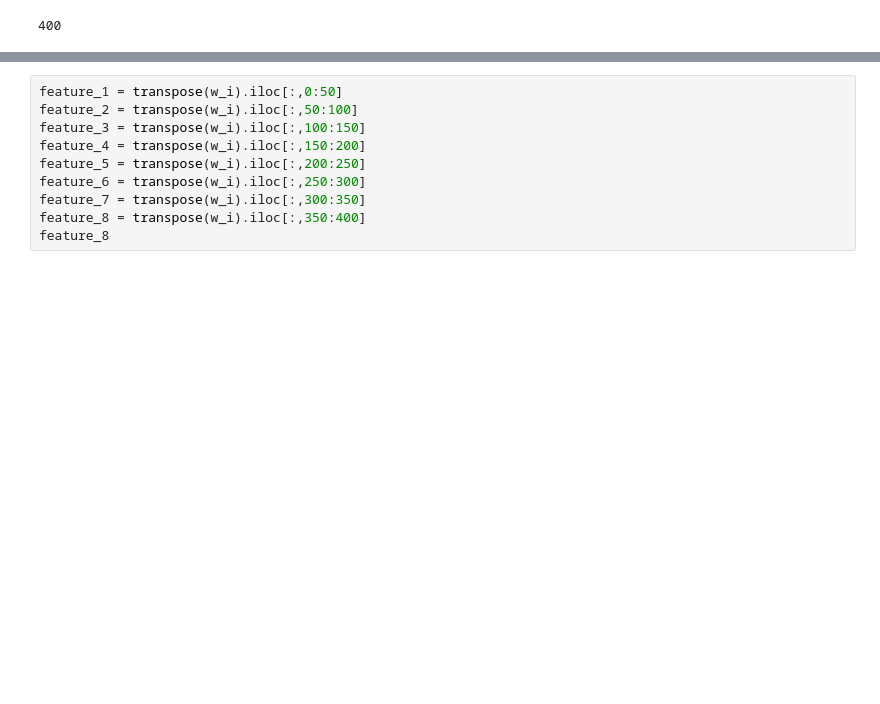
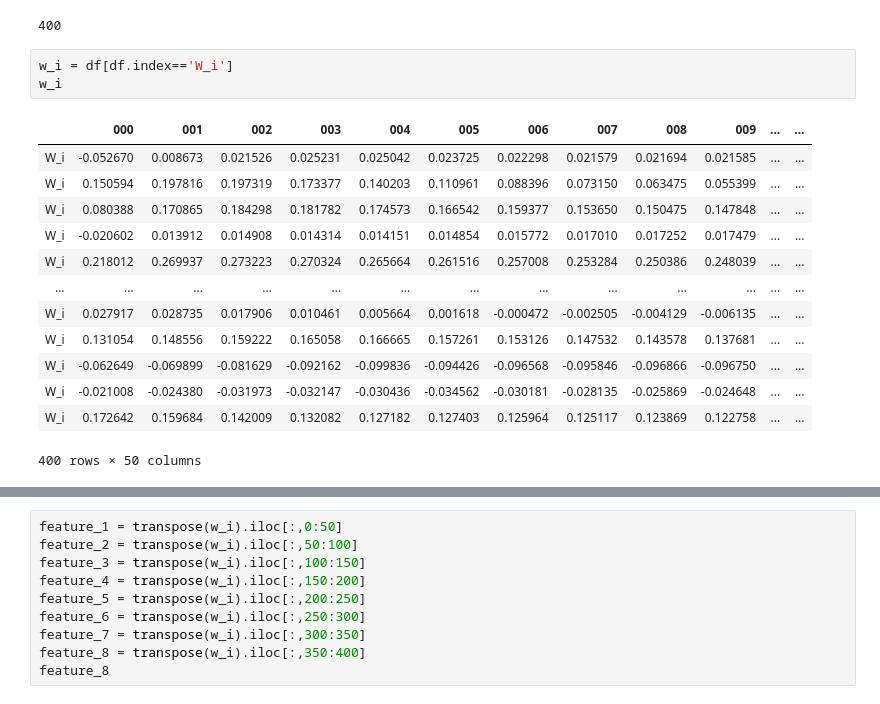
Before and after one commit to gj0706/my_research, a Jupyter notebook: neural_network/lstm_exploration.ipynb, the cells around one changed output, grey strips where cells are left out. Cells and saved outputs as stored; diff of their text form; blank space fills up the shorter version.

```diff
--- a/neural_network/lstm_exploration.ipynb
+++ b/neural_network/lstm_exploration.ipynb
@@ -594,4 +594,21 @@ df.head()
 (df.index == 'W_o').sum()
 # %% [output]
 400
+# %%
+w_i = df[df.index=='W_i']
+w_i
+# %% [output]
+|  | 000 | 001 | 002 | 003 | 004 | 005 | 006 | 007 | 008 | 009 | ... | ... |
+| W_i | -0.052670 | 0.008673 | 0.021526 | 0.025231 | 0.025042 | 0.023725 | 0.022298 | 0.021579 | 0.021694 | 0.021585 | ... | ... |
+| W_i | 0.150594 | 0.197816 | 0.197319 | 0.173377 | 0.140203 | 0.110961 | 0.088396 | 0.073150 | 0.063475 | 0.055399 | ... | ... |
+| W_i | 0.080388 | 0.170865 | 0.184298 | 0.181782 | 0.174573 | 0.166542 | 0.159377 | 0.153650 | 0.150475 | 0.147848 | ... | ... |
+| W_i | -0.020602 | 0.013912 | 0.014908 | 0.014314 | 0.014151 | 0.014854 | 0.015772 | 0.017010 | 0.017252 | 0.017479 | ... | ... |
+| W_i | 0.218012 | 0.269937 | 0.273223 | 0.270324 | 0.265664 | 0.261516 | 0.257008 | 0.253284 | 0.250386 | 0.248039 | ... | ... |
+| ... | ... | ... | ... | ... | ... | ... | ... | ... | ... | ... | ... | ... |
+| W_i | 0.027917 | 0.028735 | 0.017906 | 0.010461 | 0.005664 | 0.001618 | -0.000472 | -0.002505 | -0.004129 | -0.006135 | ... | ... |
+| W_i | 0.131054 | 0.148556 | 0.159222 | 0.165058 | 0.166665 | 0.157261 | 0.153126 | 0.147532 | 0.143578 | 0.137681 | ... | ... |
+| W_i | -0.062649 | -0.069899 | -0.081629 | -0.092162 | -0.099836 | -0.094426 | -0.096568 | -0.095846 | -0.096866 | -0.096750 | ... | ... |
+| W_i | -0.021008 | -0.024380 | -0.031973 | -0.032147 | -0.030436 | -0.034562 | -0.030181 | -0.028135 | -0.025869 | -0.024648 | ... | ... |
+| W_i | 0.172642 | 0.159684 | 0.142009 | 0.132082 | 0.127182 | 0.127403 | 0.125964 | 0.125117 | 0.123869 | 0.122758 | ... | ... |
+400 rows × 50 columns
 # %%
```
Also changed, not shown: parts of 7 cells of this notebook.
